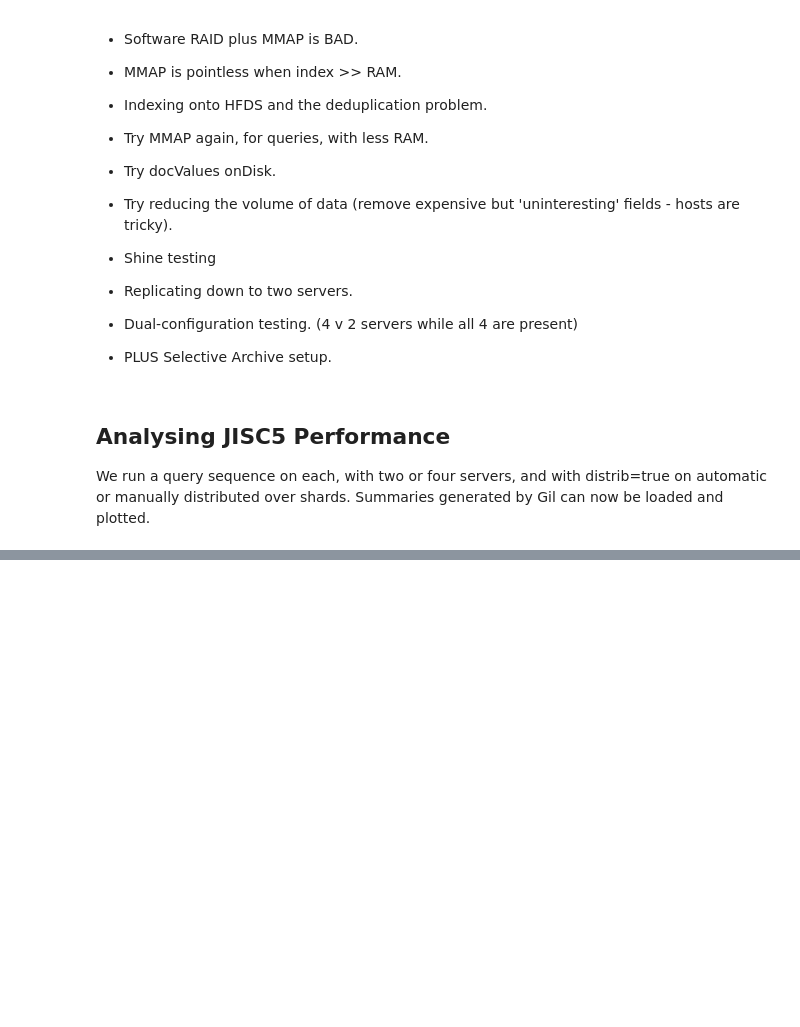
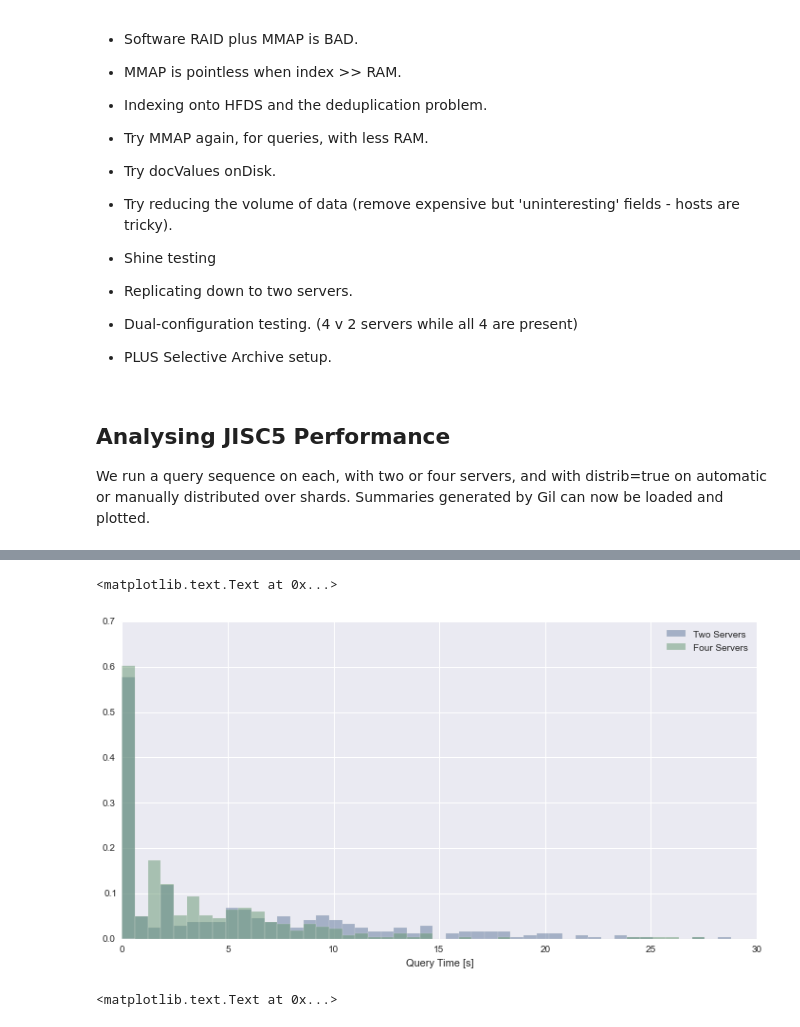
Before and after one commit to anjackson/keeping-codes, a Jupyter notebook: experiments/Scaling The Indexer.ipynb, the cells around one changed output, grey strips where cells are left out. Cells and saved outputs as stored; diff of their text form; code cells hidden in the pictures; blank space fills up the shorter version.

Commit message:
Added decent, working plots.

```diff
--- a/experiments/Scaling The Indexer.ipynb
+++ b/experiments/Scaling The Indexer.ipynb
@@ -1217,18 +1217,3 @@ import seaborn as sns
 sns.set_palette("deep", desat=.6)
 sns.set_context(rc={"figure.figsize": (8, 4)})
 np.random.seed(9221999)
-# %%
-ins = open( "solr-bench/servers-2-distrib-manual.txt", "r" )
-qts = []
-nhs = []
-for line in ins:
-    cols = line.split()
-    if len(cols) > 1 and cols[1] == "A":
-        qts.append(int(cols[2]))
-        nhs.append(int(cols[3]))
-ins.close()
-
-plt.figure(figsize=(10, 6))
-plt.hist(qts);
-
-jp = sns.jointplot(np.array(qts), np.array(nhs), kind="hex", size=10)
@@ -1248,0 +1220,41 @@ plt.hist(qts);
+# %%
+def loadSB( file ):
+    ins = open( file, "r" )
+    qts = []
+    nhs = []
+    for line in ins:
+        cols = line.split()
+        if len(cols) > 1 and cols[1] == "A":
+            qts.append(float(cols[2])/1000)
+            nhs.append(int(cols[3]))
+            qts.append(float(cols[5])/1000)
+            nhs.append(int(cols[6]))
+            qts.append(float(cols[8])/1000)
+            nhs.append(int(cols[9]))
+            qts.append(float(cols[11])/1000)
+            nhs.append(int(cols[12]))
+    ins.close()
+    return (np.array(qts), np.array(nhs))
+
+qts2, nhs2 = loadSB( "solr-bench/servers-2-distrib-manual.txt" )
+qts4, nhs4 = loadSB( "solr-bench/servers-4-distrib-manual.txt" )
+
+fig = plt.figure(figsize=(12, 6))
+max_data = 30
+bins = np.linspace(0, max_data, 50)
+plt.hist(qts2, bins, normed=True, alpha=.5, label="Two Servers");
+plt.hist(qts4, bins, normed=True, alpha=.5, label="Four Servers");
+plt.legend()
+plt.xlabel("Query Time [s]")
+# %% [output]
+<matplotlib.text.Text at 0x...>
+[figure, added]
+# %%
+jp = sns.jointplot(qts2, nhs2, kind="scatter", size=10, xlim=(0,250), ylim=(0,2.5e9))
+jp.ax_joint.set_xlabel('Query time (two servers) [s]')
+jp.ax_joint.set_ylabel('Number of results')
+jp4 = sns.jointplot(qts4, nhs4, kind="scatter", size=10, xlim=(0,250), ylim=(0,2.5e9))
+jp4.ax_joint.set_xlabel('Query time (four servers) [s]')
+jp4.ax_joint.set_ylabel('Number of results')
+# %% [output]
+<matplotlib.text.Text at 0x...>
```
Also changed, not shown: parts of 5 cells of this notebook.
